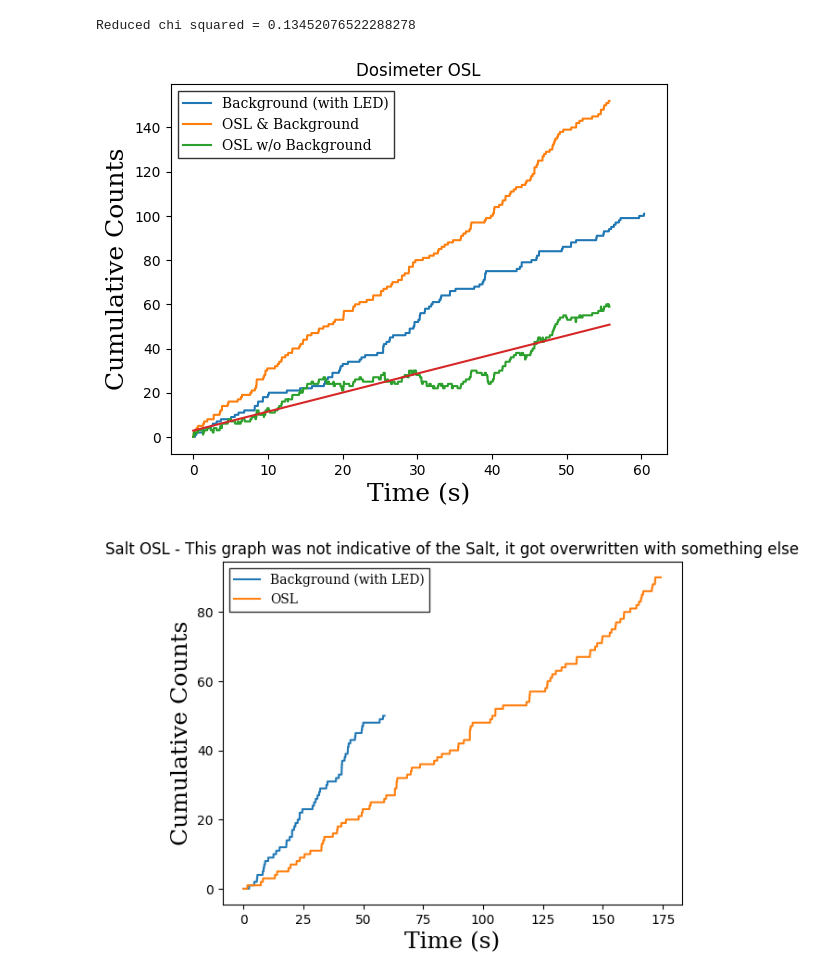
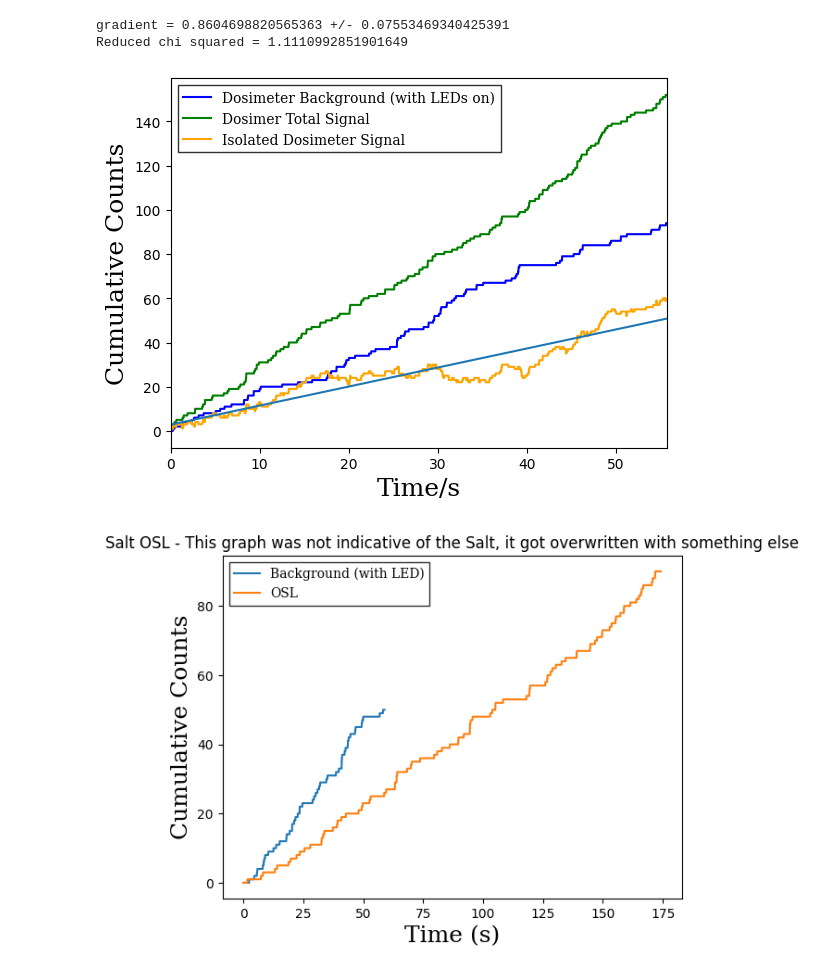
Before and after one commit to fhirstplace/Python-Labs-EDOS, a Jupyter notebook: counts graph maker (all).ipynb, the cells around one changed output. Saved outputs shown, nothing was run; the diff lists cells and outputs as text; code cells hidden in the pictures.

Commit message:
Counts Calculations and proper errors for proper analysis

```diff
--- a/counts graph maker (all).ipynb
+++ b/counts graph maker (all).ipynb
@@ -2,7 +2,7 @@
 import numpy as np
 import matplotlib.pyplot as plt
 import statistics
-import scipy.stats as stats
+#import scipy.stats as stats
 import csv
 
 Dos_file1 = 'counts_Data/dos_led_back.txt'
@@ -67,32 +67,40 @@ def chi2 (modelvalues, data, errors):
     print( 'Reduced chi squared = ' + str(reducedchi2))
     return reducedchi2
 
+def Countingerr(OSL):
+    mean = statistics.mean(OSL)
+    return np.sqrt(mean)
+
 def bestfit(times, OSL):
     params = np.polyfit(times, OSL, 1)
     line = params [1] + params[0]*np.array(times)
+    graderr = params[0]*np.sqrt((Countingerr(OSL)/OSL[-1])**2 +(times[1]/times[-1])**2)
+    print('gradient = ' +str(params[0]) + ' +/- ' + str(graderr))
     plt.plot(times, line)
     return line
 # %%
 font = {'family': 'serif',
         'color':  'black',
         'weight': 'normal',
         'size': 18,
         }
 
-plt.plot(Dos_times1, Dos_counts_back, label='Background (with LED)')
-plt.plot(Dos_times2, Dos_counts_osl, label='OSL & Background')
-plt.plot(Dos_times2, Dos_osl_noback, label='OSL w/o Background')
+plt.plot(Dos_times1, Dos_counts_back, label='Dosimeter Background (with LEDs on)', color = 'blue')
+plt.plot(Dos_times2, Dos_counts_osl, label='Dosimer Total Signal', color = 'green')
+plt.plot(Dos_times2, Dos_osl_noback, label='Isolated Dosimeter Signal', color = 'orange')
 plt.legend(prop={'family': 'serif'}, edgecolor = "black", fancybox=False)
-plt.xlabel('Time (s)', fontdict=font)
+plt.xlabel('Time/s', fontdict=font)
 plt.ylabel('Cumulative Counts', fontdict=font)
-plt.title('Dosimeter OSL')
+#plt.title('Dosimeter OSL')
 bestfitDos = bestfit(Dos_times2, Dos_osl_noback)
-chi2(bestfitDos, Dos_osl_noback, statistics.stdev(Dos_osl_noback))
+chi2(bestfitDos, Dos_osl_noback, Countingerr(Dos_osl_noback)) #statistics.stdev(Dos_osl_noback))
+plt.xlim(0, Dos_times2[-1])
 # plt.savefig(fname = my_file_name)
 plt.show()
 # %% [output]
-Reduced chi squared = 0.13452076522288278
+gradient = 0.8604698820565363 +/- 0.07553469340425391
+Reduced chi squared = 1.1110992851901649
-[figure, old version]
+[figure, new version]
 # %%
 #This graph was not indicative of the Salt, it got overwritten with something else
 plt.plot(times3, counts3, label='Background (with LED)')
```
Also changed, not shown: parts of 4 cells of this notebook, 2 other files.
